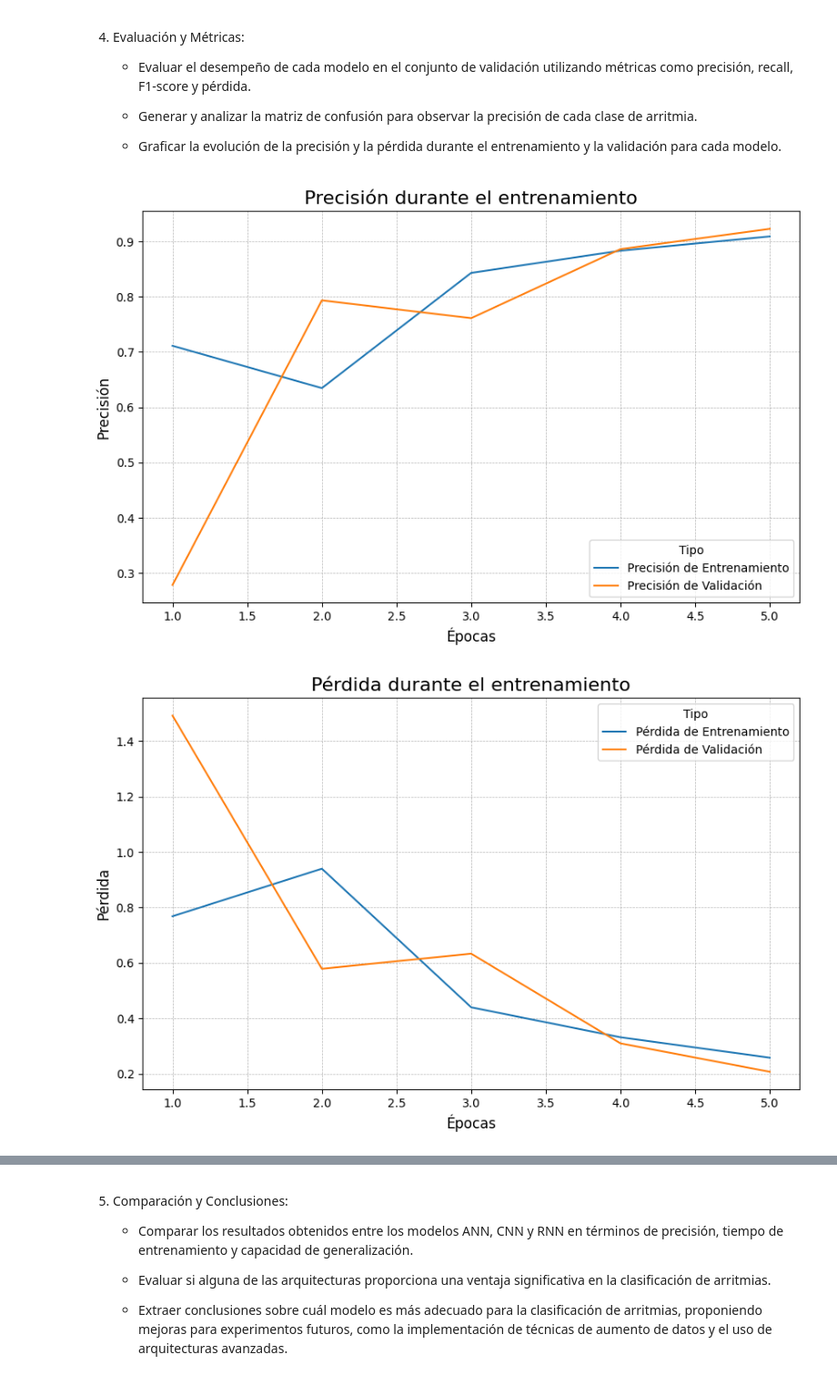
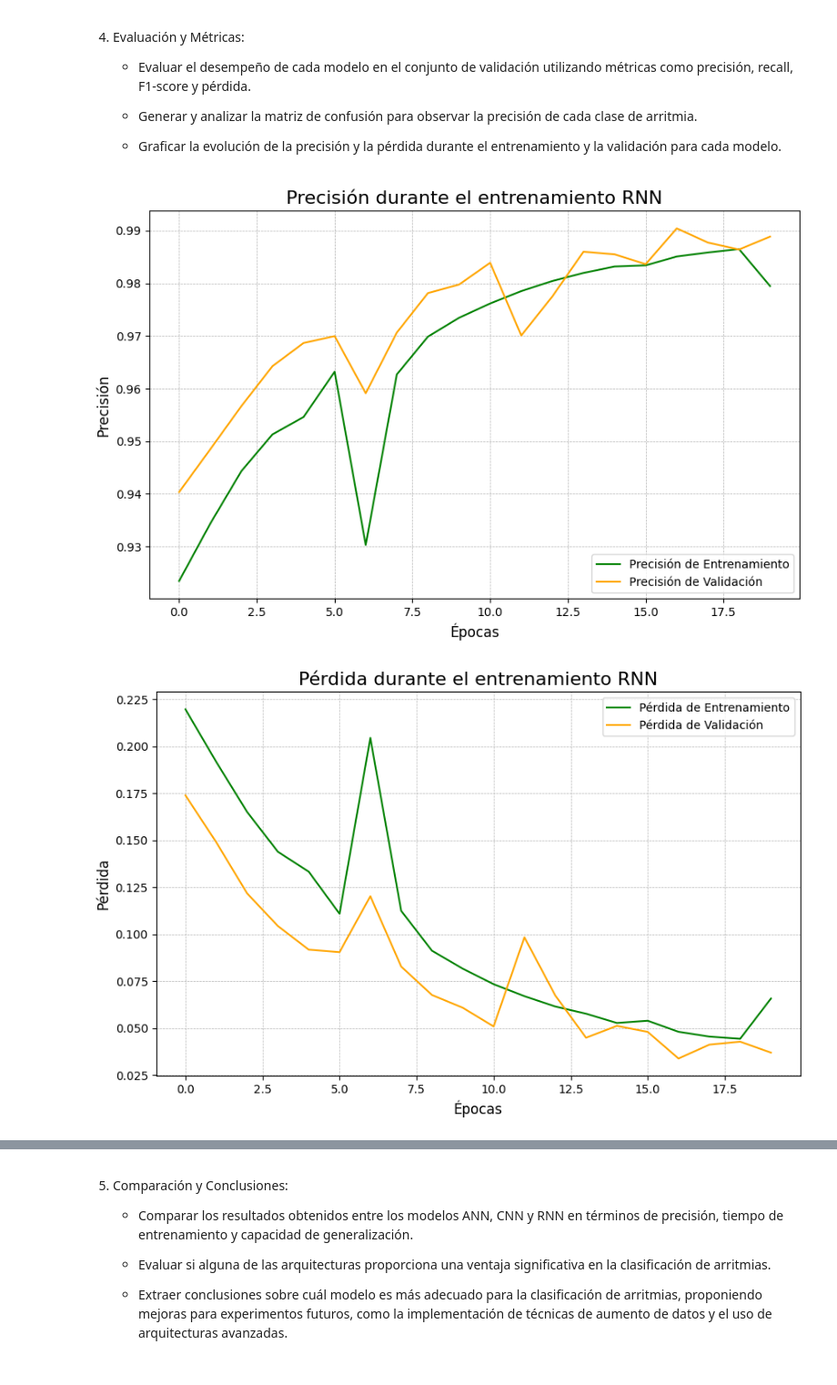
Before and after one commit to MallyMartinez/sem_IA2, a Jupyter notebook: proyect/proyect.ipynb, the cells around one changed output, grey strips where cells are left out. Shown at 91% size. Cells and saved outputs as stored; diff of their text form; code cells hidden in the pictures.

Commit message:
complete c) RNN and data table

```diff
--- a/proyect/proyect.ipynb
+++ b/proyect/proyect.ipynb
@@ -889,7 +885,9 @@ _________________________________________________________________
 # Cargar el modelo desde el checkpoint existente
 model_path = 'modelo_rnn_checkpoint.h5'
 if os.path.exists(model_path):
-    print("\nCargando el modelo desde el checkpoint...")
+    print("--------------------------------------------")
+    print(" Cargando el modelo desde el checkpoint...")
+    print("--------------------------------------------")
     modelo_rnn = tf.keras.models.load_model(model_path)
 else:
     raise FileNotFoundError(f"El checkpoint '{model_path}' no existe. Por favor, asegúrate de haber guardado el modelo previamente.")
@@ -899,18 +897,20 @@ checkpoint = ModelCheckpoint(filepath=model_path, save_best_only=True, monitor='
 early_stopping = EarlyStopping(monitor='val_accuracy', patience=5, restore_best_weights=True)
 
 # Continuar el entrenamiento del modelo
-print("\nContinuando el entrenamiento del modelo...")
 history_rnn = modelo_rnn.fit(
-    x_train, y_train,  # Datos de entrenamiento
-    validation_data=(x_val, y_val),  # Datos de validación
-    epochs=5,  # Número adicional de épocas
+    x_train, y_train,                                                       # Datos de entrenamiento
+    validation_data=(x_val, y_val),                                         # Datos de validación
+    epochs=20,                                                              # Número adicional de épocas
     batch_size=32,
     callbacks=[checkpoint, early_stopping]
 )
 
 # Evaluar el modelo nuevamente en el conjunto de prueba
-print("\nEvaluando el modelo actualizado en el conjunto de prueba...")
+print("-------------------------------------------------------------------")
+print(" Evaluando el modelo actualizado en el conjunto de prueba...")
 loss, accuracy = modelo_rnn.evaluate(x_test, y_test)
-print(f"\nPérdida en prueba: {loss:.4f}")
+print("-------------------------------------------------------------------")
+print(f" Pérdida en prueba: {loss:.4f}")
 print(f"Precisión en prueba: {accuracy:.4f}")
+print("-------------------------------------------------------------------")
 # %% [output]
@@ -928,43 +946,30 @@ KeyboardInterrupt:
 
     -	Graficar la evolución de la precisión y la pérdida durante el entrenamiento y la validación para cada modelo.
 # %%
-# Crear tablas de precisión y pérdida
-def plot_metrics(history):
-    # Crear un DataFrame con las métricas
-    metrics_df = pd.DataFrame({
-        'Época': range(1, len(history.history['accuracy']) + 1),
-        'Precisión de Entrenamiento': history.history['accuracy'],
-        'Precisión de Validación': history.history['val_accuracy'],
-        'Pérdida de Entrenamiento': history.history['loss'],
-        'Pérdida de Validación': history.history['val_loss']
-    })
-
-    # Plot de Precisión
+def plot_metrics_custom(history):
+    # Crear una figura para precisión
     plt.figure(figsize=(10, 6))
-    sns.lineplot(x='Época', y='value', hue='variable',
-                 data=metrics_df.melt(id_vars=['Época'], value_vars=[
-                     'Precisión de Entrenamiento', 'Precisión de Validación']))
-    plt.title('Precisión durante el entrenamiento', fontsize=16)
+    plt.plot(history.history['accuracy'], color='green', label='Precisión de Entrenamiento')
+    plt.plot(history.history['val_accuracy'], color='orange', label='Precisión de Validación')
+    plt.title('Precisión durante el entrenamiento RNN', fontsize=16)
     plt.xlabel('Épocas', fontsize=12)
     plt.ylabel('Precisión', fontsize=12)
-    plt.legend(title='Tipo', loc='lower right')
+    plt.legend(loc='lower right')
     plt.grid(visible=True, linestyle='--', linewidth=0.5)
     plt.show()
 
-    # Plot de Pérdida
+    # Crear una figura para pérdida
     plt.figure(figsize=(10, 6))
-    sns.lineplot(x='Época', y='value', hue='variable',
-                 data=metrics_df.melt(id_vars=['Época'], value_vars=[
-                     'Pérdida de Entrenamiento', 'Pérdida de Validación']))
-    plt.title('Pérdida durante el entrenamiento', fontsize=16)
+    plt.plot(history.history['loss'], color='green', label='Pérdida de Entrenamiento')
+    plt.plot(history.history['val_loss'], color='orange', label='Pérdida de Validación')
+    plt.title('Pérdida durante el entrenamiento RNN', fontsize=16)
     plt.xlabel('Épocas', fontsize=12)
     plt.ylabel('Pérdida', fontsize=12)
-    plt.legend(title='Tipo', loc='upper right')
+    plt.legend(loc='upper right')
     plt.grid(visible=True, linestyle='--', linewidth=0.5)
     plt.show()
 
-# Llamar a la función para graficar
-plot_metrics(history_rnn)
+plot_metrics_custom(history_rnn)
 # %% [output]
-[figure, old version]
+[figure, new version]
-[figure, old version]
+[figure, new version]
```
Also changed, not shown: parts of 5 cells of this notebook.
